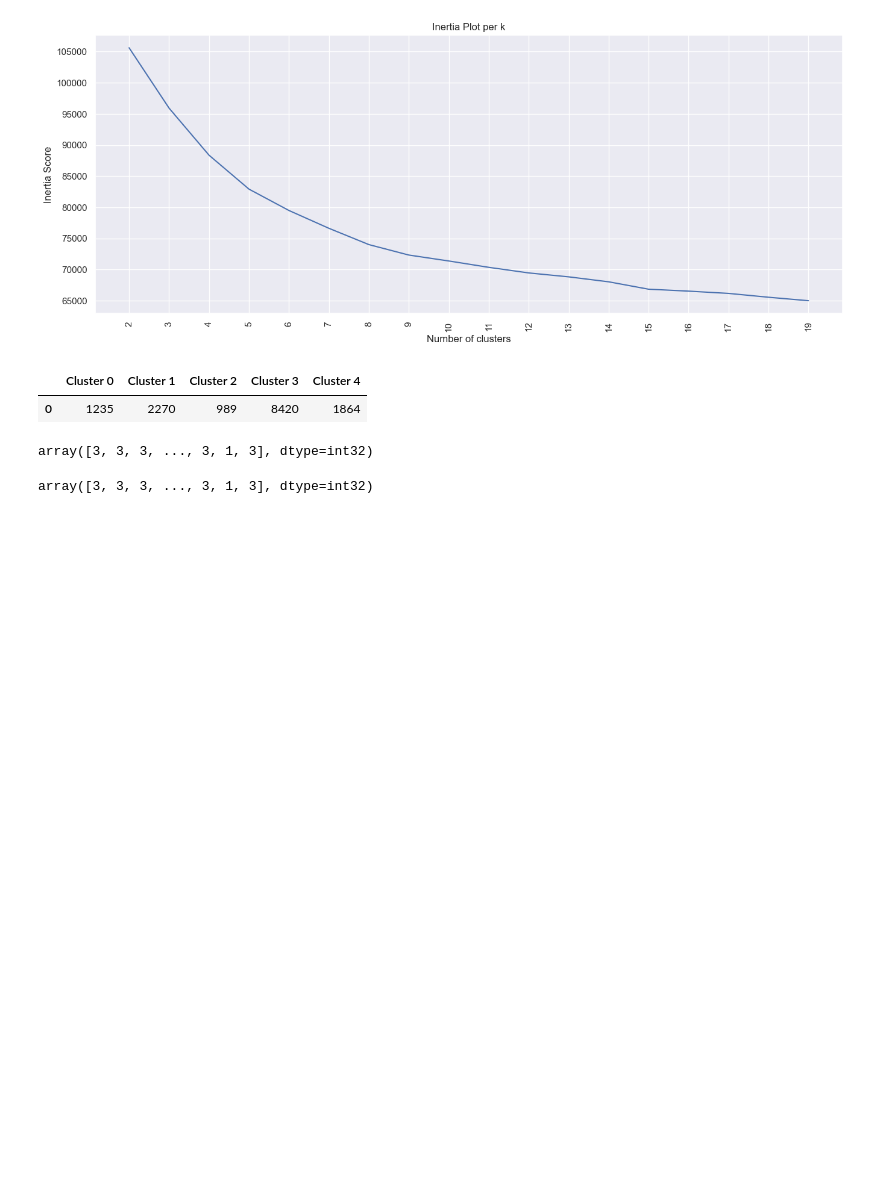
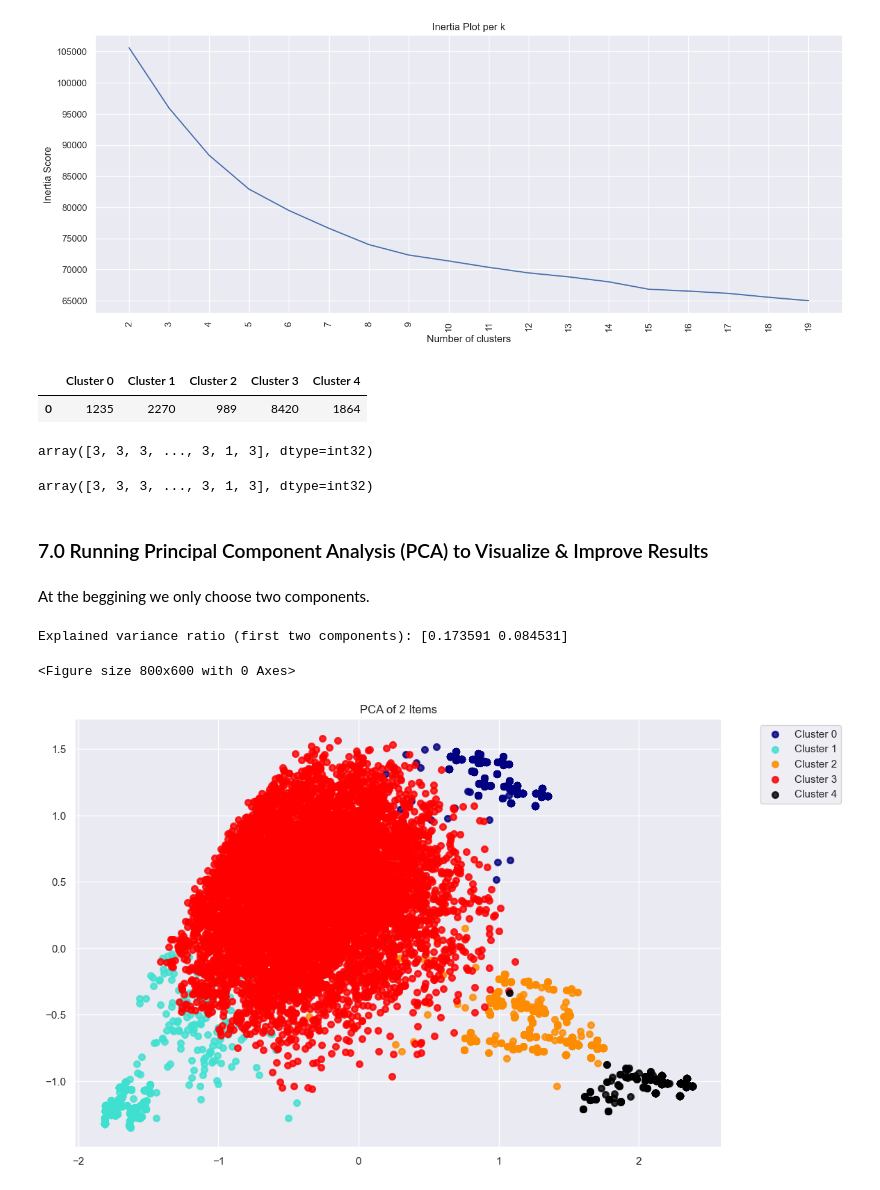
Before and after one commit to yaseminerguezel/customer-segmentation-kmeans-clustering, a Jupyter notebook: K-means-clustering.ipynb, the cells around one changed output. Cells and saved outputs as stored; diff of their text form; code cells hidden in the pictures; blank space fills up the shorter version.

```diff
--- a/K-means-clustering.ipynb
+++ b/K-means-clustering.ipynb
@@ -341,3 +341,43 @@ array([3, 3, 3, ..., 3, 1, 3], dtype=int32)
 predictions
 # %% [output]
 array([3, 3, 3, ..., 3, 1, 3], dtype=int32)
+# %% [markdown]
+### 7.0 Running Principal Component Analysis (PCA) to Visualize & Improve Results
+# %% [markdown]
+At the beggining we only choose two components.
+# %%
+# Running PCA to Visualize the data
+
+from sklearn.decomposition import PCA
+from sklearn.discriminant_analysis import LinearDiscriminantAnalysis
+
+X = X_train
+y_num = predictions
+
+target_names = ["Cluster 0","Cluster 1","Cluster 2", "Cluster 3","Cluster 4"]
+
+pca = PCA(n_components=2, random_state = 453)
+X_r = pca.fit(X).transform(X)
+
+
+# Percentage of variance explained for each components
+print('Explained variance ratio (first two components): %s' % str(pca.explained_variance_ratio_))
+
+# Plotting the data
+plt.figure()
+plt.figure(figsize=(12,8))
+colors = ['navy', 'turquoise', 'darkorange', 'red', 'black']
+lw = 2
+
+
+for color, i, target_name in zip(colors, [0, 1, 2, 3, 4], target_names):
+    plt.scatter(X_r[y_num == i, 0], X_r[y_num == i, 1], color=color, alpha=.8, lw=lw,label=target_name)
+
+plt.legend(loc='best', shadow=False, scatterpoints=1)
+plt.legend(bbox_to_anchor=(1.05, 1), loc=2, borderaxespad=0.6)
+plt.title('PCA of 2 Items')
+plt.show()
+# %% [output]
+Explained variance ratio (first two components): [0.173591 0.084531]
+<Figure size 800x600 with 0 Axes>
+[figure, added]
```
Also changed, not shown: parts of 7 cells of this notebook.
